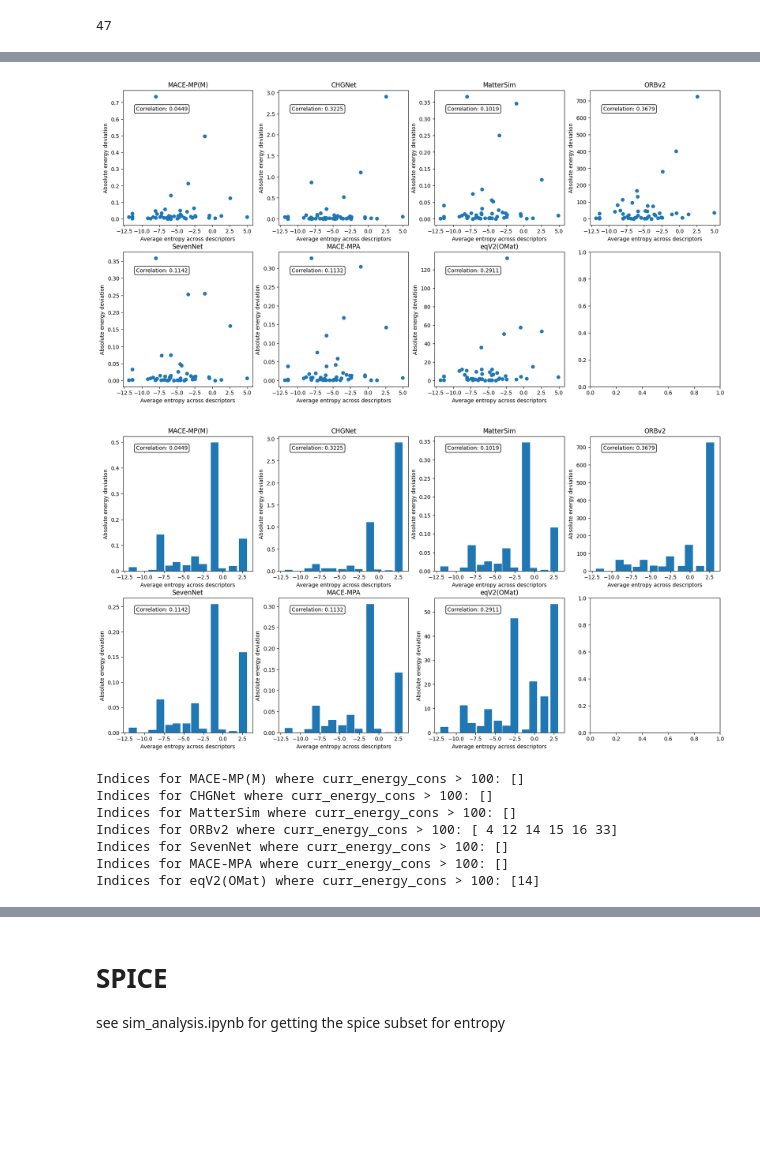
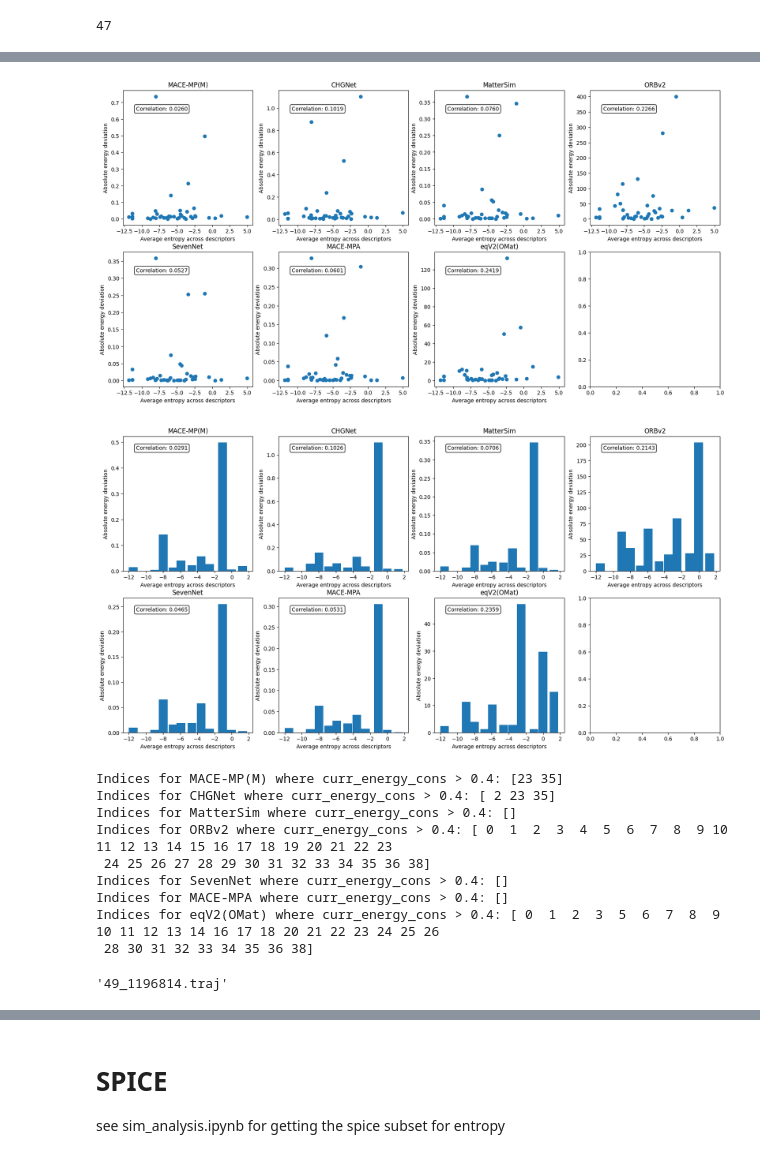
Before and after one commit to christine-zhang1/quests, a Jupyter notebook: compute_entropy_plots.ipynb, the cells around one changed output, grey strips where cells are left out. Cells and saved outputs as stored; diff of their text form; code cells hidden in the pictures; blank space fills up the shorter version.

Commit message:
quests for arena

```diff
--- a/compute_entropy_plots.ipynb
+++ b/compute_entropy_plots.ipynb
@@ -500,0 +515,5 @@ Average energy conservation for eqV2(OMat): 8.563859301332842
+# %%
+idxs_to_remove = {}
+for model_name in model_names:
+    idxs_to_remove[model_name] = np.where(np.isnan(entropies[model_name]))[0]
+idxs_to_remove
@@ -500,0 +528,9 @@ Average energy conservation for eqV2(OMat): 8.563859301332842
+# %%
+# remove nan elements
+for model_name in model_names:
+    entropies[model_name] = np.delete(entropies[model_name], np.where(np.isnan(entropies[model_name])))
+# %%
+for model_name in model_names:
+    print(model_name)
+    print(len(entropies[model_name]), len(energy_cons[model_name]))
+    print()
@@ -504,59 +570,59 @@ fig, axs = plt.subplots(2, 4, figsize=(20, 10))
 
 for i, model_name in enumerate(model_names):
     abs_dev = np.abs(energy_cons[model_name])
-    axs.flat[i].scatter(sim_entropies, abs_dev)
+    axs.flat[i].scatter(entropies[model_name], abs_dev)
     axs.flat[i].set_xlabel("Average entropy across descriptors")
     axs.flat[i].set_ylabel("Absolute energy deviation")
     axs.flat[i].set_title(f"{model_name}")
 
-    corr, p_value = pearsonr(sim_entropies, abs_dev)
+    corr, p_value = pearsonr(entropies[model_name], abs_dev)
     axs.flat[i].text(0.1, 0.85, f"Correlation: {corr:.4f}", transform=axs.flat[i].transAxes,
                      bbox=dict(facecolor='white', edgecolor='black', boxstyle='round,pad=0.3'))
 # %% [output]
-[figure, old version]
+[figure, new version]
 # %%
 # now we make the binned bar plots
 fig, axs = plt.subplots(2, 4, figsize=(20, 10))
 num_bins = 15  # or however many bins you want
 
 for i, model_name in enumerate(model_names):
     energy_vals = np.abs(energy_cons[model_name])
 
-    # Bin the sim_entropies
-    bin_edges = np.linspace(min(sim_entropies), max(sim_entropies), num_bins + 1)
-    bin_indices = np.digitize(sim_entropies, bins=bin_edges) - 1  # -1 for 0-based indexing
+    # Bin the entropies
+    bin_edges = np.linspace(min(entropies[model_name]), max(entropies[model_name]), num_bins + 1)
+    bin_indices = np.digitize(entropies[model_name], bins=bin_edges) - 1  # -1 for 0-based indexing
 
     binned_x = []
     binned_y = []
 
     for j in range(num_bins):
         mask = bin_indices == j
         if np.any(mask):
-            binned_x.append(np.mean(sim_entropies[mask]))
+            binned_x.append(np.mean(entropies[model_name][mask]))
             binned_y.append(np.mean(energy_vals[mask]))
 
     axs.flat[i].bar(
         binned_x, binned_y,
         width=(bin_edges[1] - bin_edges[0]) * 0.9,
         align='center',
         label="Binned averages"
     )
 
     axs.flat[i].set_xlabel("Average entropy across descriptors")
     axs.flat[i].set_ylabel("Absolute energy deviation")
     axs.flat[i].set_title(f"{model_name}")
 
     # correlation from raw data (not binned)
-    corr, p_value = pearsonr(sim_entropies, energy_vals)
+    corr, p_value = pearsonr(entropies[model_name], energy_vals)
     axs.flat[i].text(0.1, 0.9, f"Correlation: {corr:.4f}", transform=axs.flat[i].transAxes,
                      bbox=dict(facecolor='white', edgecolor='black', boxstyle='round,pad=0.3'))
 # %% [output]
-[figure, old version]
+[figure, new version]
 # %%
 for model_name in model_names:
     curr_energy_cons = np.array(energy_cons[model_name])
     # print indices for which curr_energy_cons is greater than 5
-    num = 100
+    num = 0.4
     indices = np.where(curr_energy_cons > num)[0]
     print(f"Indices for {model_name} where curr_energy_cons > {num}: {indices}")
 
@@ -566,10 +632,12 @@ for model_name in model_names:
     # print(f"Corresponding values of curr_energy_cons: {curr_energy_cons[indices]}")
     # print()
 # %% [output]
-Indices for MACE-MP(M) where curr_energy_cons > 100: []
-Indices for CHGNet where curr_energy_cons > 100: []
-Indices for MatterSim where curr_energy_cons > 100: []
-Indices for ORBv2 where curr_energy_cons > 100: [ 4 12 14 15 16 33]
-Indices for SevenNet where curr_energy_cons > 100: []
-Indices for MACE-MPA where curr_energy_cons > 100: []
-Indices for eqV2(OMat) where curr_energy_cons > 100: [14]
+Indices for MACE-MP(M) where curr_energy_cons > 0.4: [23 35]
+Indices for CHGNet where curr_energy_cons > 0.4: [ 2 23 35]
+Indices for MatterSim where curr_energy_cons > 0.4: []
+Indices for ORBv2 where curr_energy_cons > 0.4: [ 0  1  2  3  4  5  6  7  8  9 10 11 12 13 14 15 16 17 18 19 20 21 22 23
+ 24 25 26 27 28 29 30 31 32 33 34 35 36 38]
+Indices for SevenNet where curr_energy_cons > 0.4: []
+Indices for MACE-MPA where curr_energy_cons > 0.4: []
+Indices for eqV2(OMat) where curr_energy_cons > 0.4: [ 0  1  2  3  5  6  7  8  9 10 11 12 13 14 16 17 18 20 21 22 23 24 25 26
+ 28 30 31 32 33 34 35 36 38]
@@ -575,0 +652,5 @@ Indices for eqV2(OMat) where curr_energy_cons > 100: [14]
+# %%
+dir_name = f"../mlip-arena/simulations/CHGNet_MPTrj_sims_supercell_1000K"
+sorted(os.listdir(dir_name))[42]
+# %% [output]
+'49_1196814.traj'
```
Also changed, not shown: parts of 72 cells of this notebook, 17 other files.
